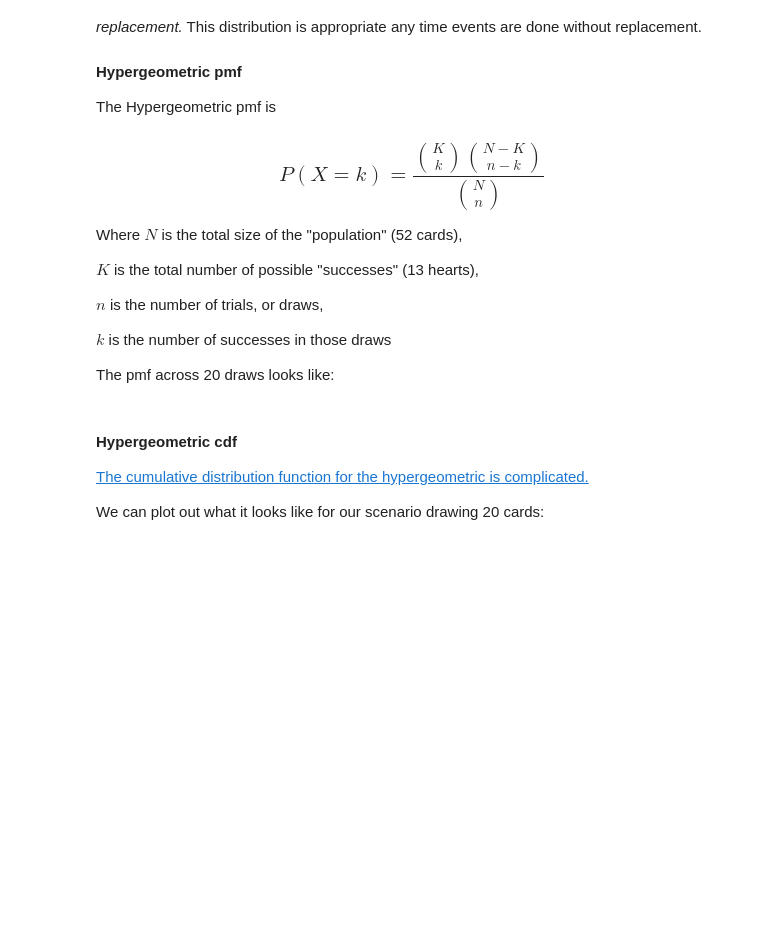
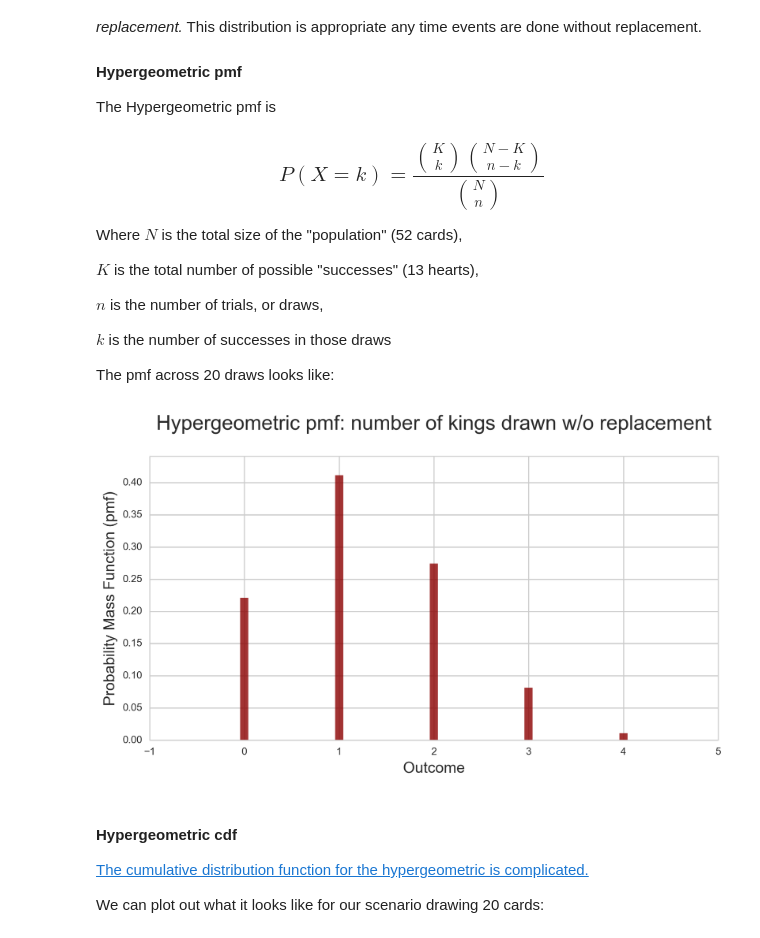
Before and after one commit to austinmwhaley/DSI-SF-4-austinmwhaley, a Jupyter notebook: curriculum/week-03/1.1-random-variables-distributions/random-variables-probability-distributions.ipynb, the cells around one changed output. Drawn from its saved outputs; the diff is of its cells as text; code cells hidden in the pictures; blank space fills up the shorter version.

```diff
--- a/curriculum/week-03/1.1-random-variables-distributions/random-variables-probability-distributions.ipynb
+++ b/curriculum/week-03/1.1-random-variables-distributions/random-variables-probability-distributions.ipynb
@@ -351,3 +364,7 @@ The pmf across 20 draws looks like:
+# %%
+plot_discrete_pmf(0,4,dist=stats.hypergeom(52,13,5), title='Hypergeometric pmf: number of kings drawn w/o replacement')
+# %% [output]
+[figure, added]
 # %% [markdown]
 #### Hypergeometric cdf
 
```
Also changed, not shown: parts of 11 cells of this notebook, 27 other files.
